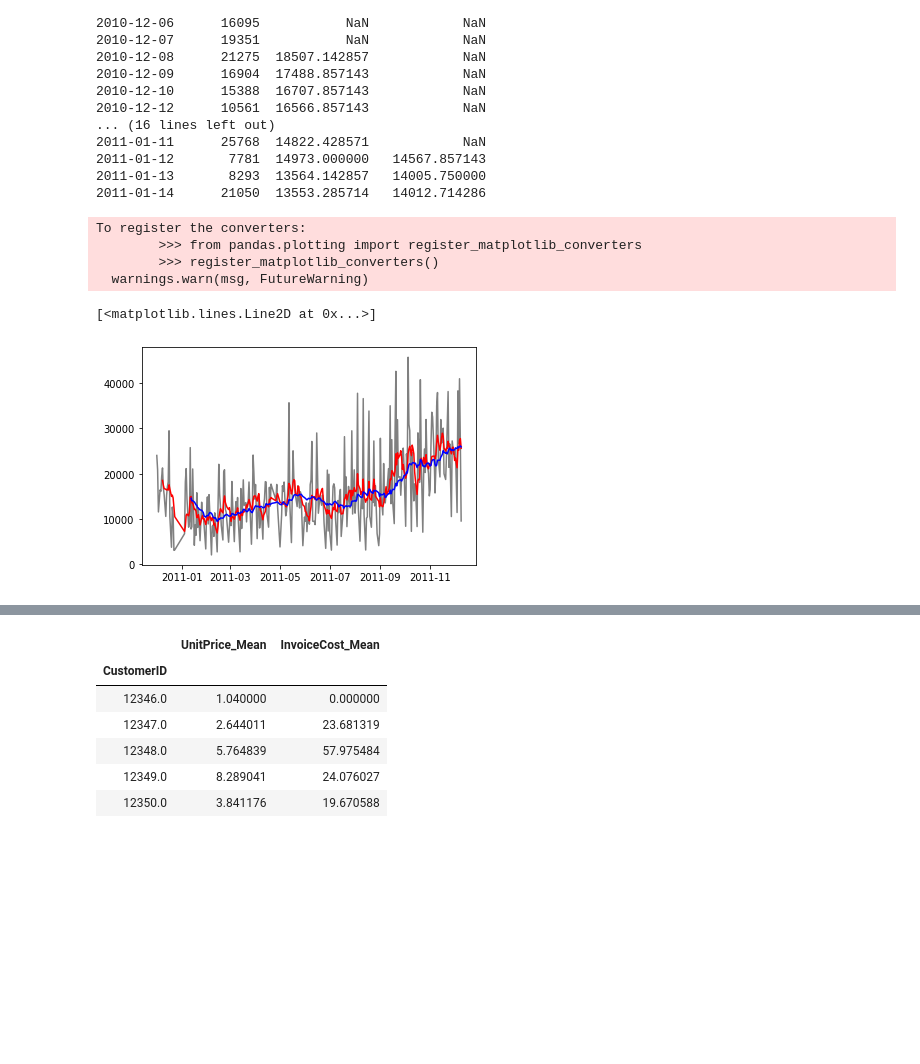
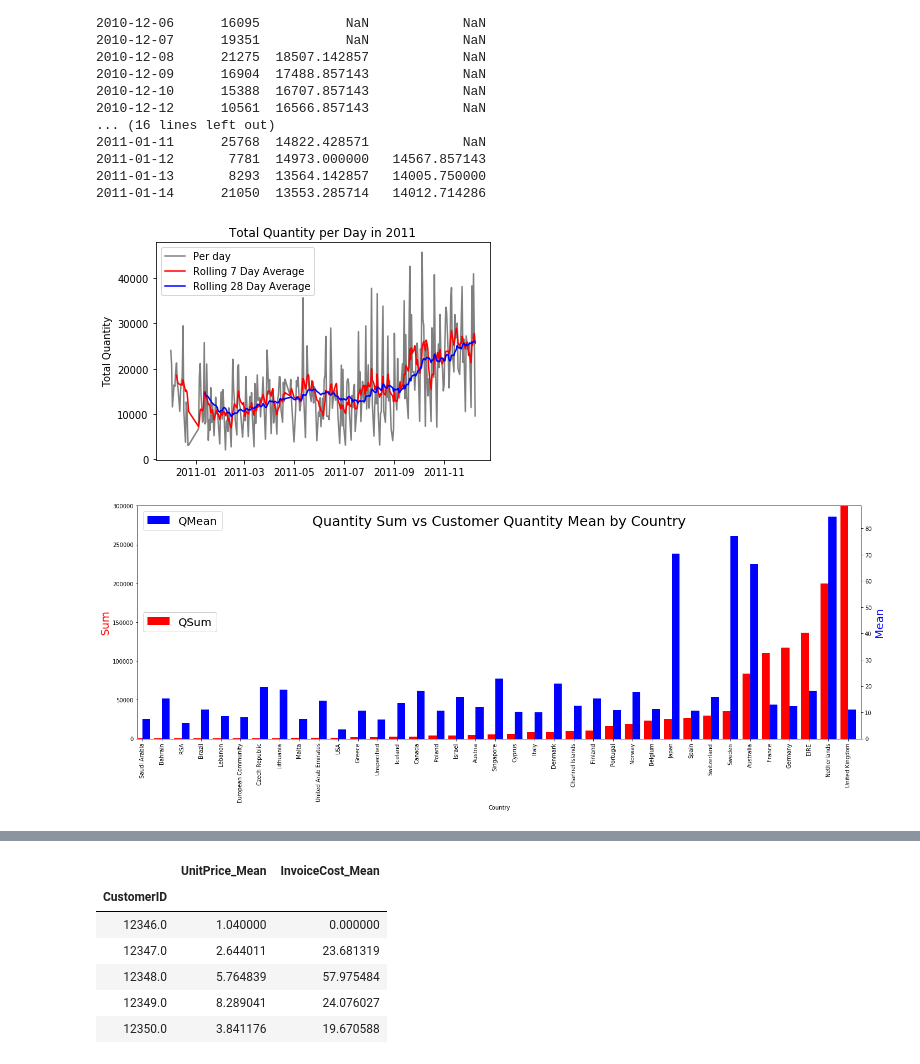
Before and after one commit to lotus17/springboard, a Jupyter notebook: Capstone1 data explore.ipynb, the cells around one changed output, grey strips where cells are left out. Drawn from its saved outputs; the diff is of its cells as text; code cells hidden in the pictures; blank space fills up the shorter version.

Commit message:
Extended Data Exploration Section

```diff
--- a/Capstone1 data explore.ipynb
+++ b/Capstone1 data explore.ipynb
@@ -143,13 +145,38 @@ Invoice_DAY
 2011-01-14      21050  13553.285714   14012.714286
 # %%
 import matplotlib.pyplot as plt
-plt.plot(data_time['Quantity'], color='grey')
-plt.plot(data_time['pandas_SMA_7'], color='red')
-plt.plot(data_time['pandas_SMA_28'], color='blue')
+plt.plot(data_time['Quantity'], label = 'Per day', color='grey')
+plt.plot(data_time['pandas_SMA_7'], label = 'Rolling 7 Day Average', color='red')
+plt.plot(data_time['pandas_SMA_28'], label = 'Rolling 28 Day Average', color='blue')
+plt.ylabel('Total Quantity')
+plt.title('Total Quantity per Day in 2011')
+plt.legend()
+plt.show()
 # %% [output]
-To register the converters:
-        >>> from pandas.plotting import register_matplotlib_converters
-        >>> register_matplotlib_converters()
-  warnings.warn(msg, FutureWarning)
-[<matplotlib.lines.Line2D at 0x...>]
-[figure, old version]
+[figure, new version]
+# %%
+
+data_Country_mean = pd.DataFrame(data_clean.groupby(['Country'])['Quantity'].mean()).rename(columns={'Quantity': 'QMean'})
+data_Country_sum = pd.DataFrame(data_clean.groupby(['Country'])['Quantity'].sum()).rename(columns={'Quantity': 'QSum'})
+data_Country = pd.merge(data_Country_mean, data_Country_sum, on = 'Country', how='outer')
+data_Country = data_Country.sort_values('QSum')
+fig = plt.figure(figsize=(20,8))
+ax = fig.add_subplot(111) # Create matplotlib axes
+ax2 = ax.twinx()
+width = 0.4
+sumbar = data_Country.QSum.plot(kind='bar', ylim=(0,300000),color='red', ax=ax, width=width, position=1)
+meanbar = data_Country.QMean.plot(kind='bar',color='blue', ax=ax2, width=width, position=0)
+ax.set_ylabel('Sum', color='red', fontsize=20)
+ax2.set_ylabel('Mean', color='blue',  fontsize=20)
+plt.title('Quantity Sum vs Customer Quantity Mean by Country', x=0.5, y=0.9, fontsize=25)
+# Add first legend:  only labeled data is included
+leg1 = ax2.legend(loc='upper left', prop={'size': 20})
+# Add second legend for the maxes and mins.
+# leg1 will be removed from figure
+leg2 = ax.legend(loc='center left', prop={'size': 20})
+# Manually add the first legend back
+ax.add_artist(leg2)
+fig.tight_layout()
+plt.show()
+# %% [output]
+[figure, added]
```
Also changed, not shown: parts of 14 cells of this notebook.
